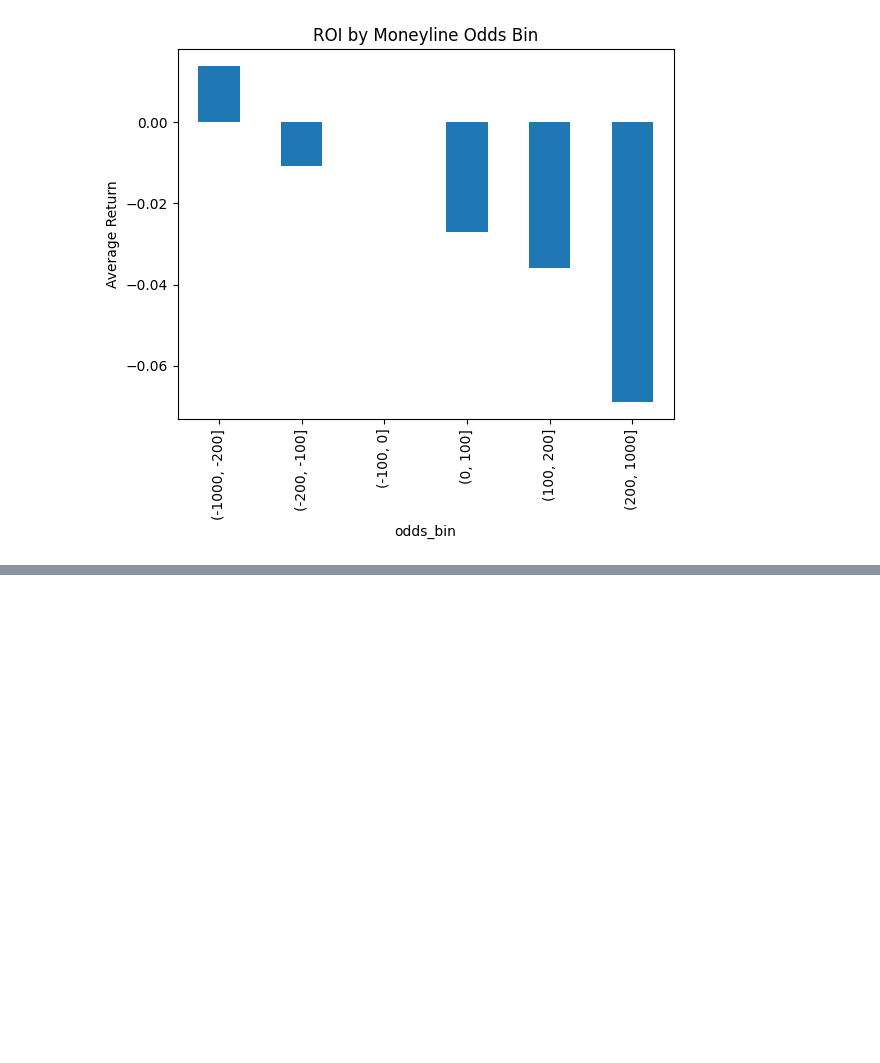
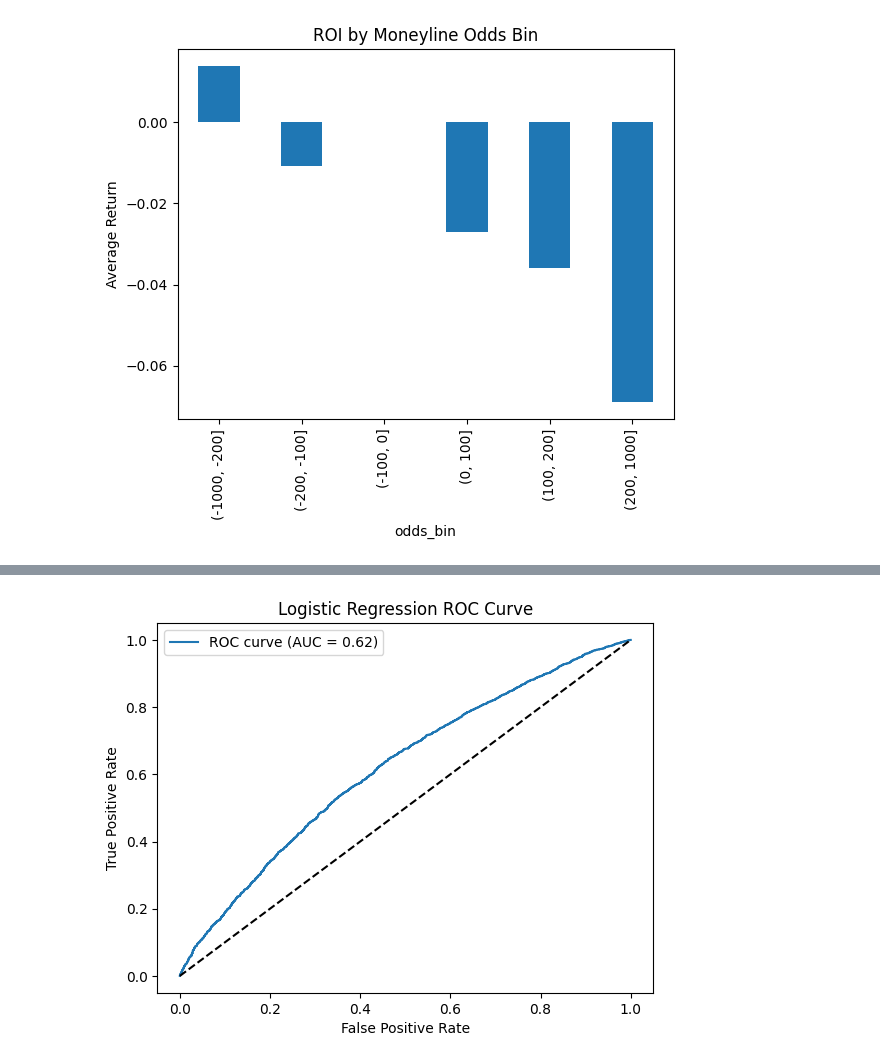
Before and after one commit to trentrueckert/Rueckert_Capstone_Project, a Jupyter notebook: machinelearning.ipynb, the cells around one changed output, grey strips where cells are left out. Saved outputs shown, nothing was run; the diff lists cells and outputs as text; code cells hidden in the pictures; blank space fills up the shorter version.

```diff
--- a/machinelearning.ipynb
+++ b/machinelearning.ipynb
@@ -61,3 +62,15 @@ print("Log loss:", log_loss(y_test, y_proba))
 # %% [output]
 Accuracy: 0.5540351857023178
 Log loss: 0.7015068480299393
+# %%
+# Train the model
+model2 = LogisticRegression(max_iter=1000)
+model2.fit(X_train, y_train)
+
+# Predict
+y_pred2 = model2.predict(X_test)
+y_proba2 = model2.predict_proba(X_test)[:, 1]
+
+# Evaluate
+print("Accuracy:", accuracy_score(y_test, y_pred2))
+print("Log loss:", log_loss(y_test, y_proba2))
@@ -104,0 +123,13 @@ plt.show()
+# %%
+# ROC Curve
+fpr, tpr, _ = roc_curve(y_test, y_proba2)
+roc_auc = auc(fpr, tpr)
+plt.plot(fpr, tpr, label=f'ROC curve (AUC = {roc_auc:.2f})')
+plt.plot([0,1], [0,1], 'k--')
+plt.xlabel('False Positive Rate')
+plt.ylabel('True Positive Rate')
+plt.title('Logistic Regression ROC Curve')
+plt.legend()
+plt.show()
+# %% [output]
+[figure, added]
```
Also changed, not shown: parts of 4 cells of this notebook.
